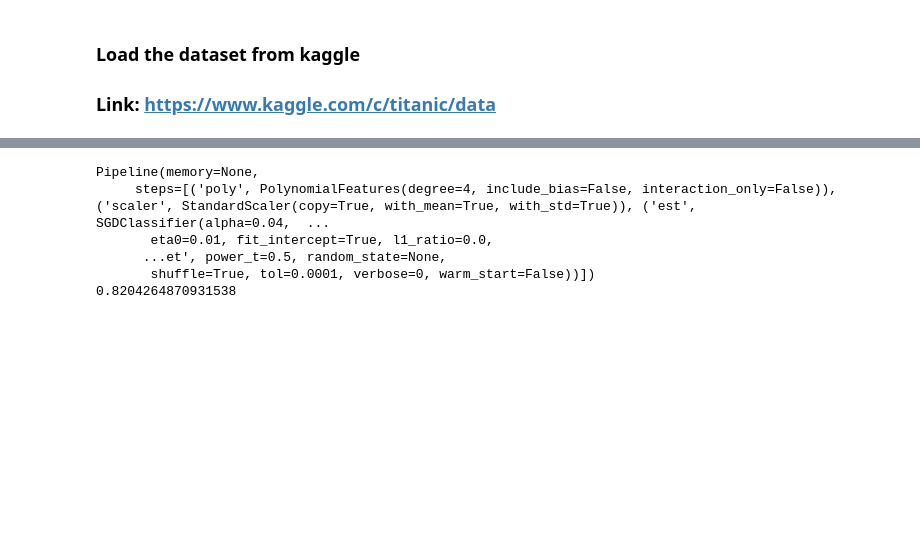
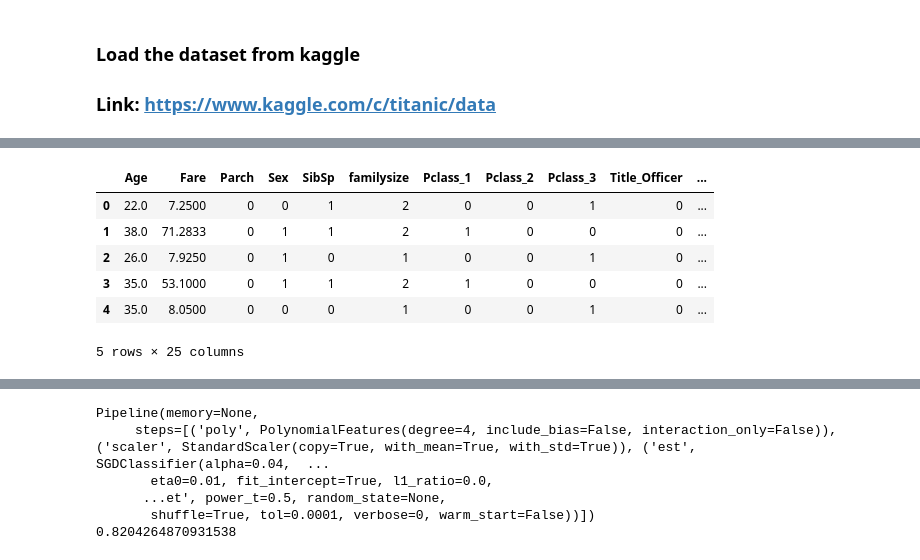
Before and after one commit to gaurav952/machine-learning, a Jupyter notebook: kaggle_titanic.ipynb, the cells around one changed output, grey strips where cells are left out. Cells and saved outputs as stored; diff of their text form; code cells hidden in the pictures; blank space fills up the shorter version.

```diff
--- a/kaggle_titanic.ipynb
+++ b/kaggle_titanic.ipynb
@@ -245,0 +273,12 @@ Wall time: 1min 29s
+# %%
+pclass_dummies = pd.get_dummies(titanic.Pclass, prefix="Pclass")
+title_dummies = pd.get_dummies(titanic.title, prefix="Title")
+cabin_dummies = pd.get_dummies(titanic.Cabin, prefix="Cabin")
+embarked_dummies = pd.get_dummies(titanic.Embarked, prefix="Embarked")
+# %%
+titanic_dummies = pd.concat([titanic, pclass_dummies, title_dummies, cabin_dummies, embarked_dummies], axis=1)
+
+# drop categorical fields
+titanic_dummies.drop(['Pclass', 'title', 'Cabin', 'Embarked'], axis=1, inplace=True)
+
+titanic_dummies.info()
@@ -245,0 +303,3 @@ Wall time: 1min 29s
+# %%
+df_train=titanic_dummies[:train_idx]
+df_test=titanic_dummies[test_idx:]
@@ -245,0 +332,3 @@ Wall time: 1min 29s
+# %%
+print(df_train.Survived.dtype)
+df_train.Survived.astype("int64" ,inplace=True).head()
@@ -245,0 +343,12 @@ Wall time: 1min 29s
+# %%
+X = df_train.drop('Survived', axis=1)
+y=df_train["Survived"]
+X.head()
+# %% [output]
+|  | Age | Fare | Parch | Sex | SibSp | familysize | Pclass_1 | Pclass_2 | Pclass_3 | Title_Officer | ... |
+| 0 | 22.0 | 7.2500 | 0 | 0 | 1 | 2 | 0 | 0 | 1 | 0 | ... |
+| 1 | 38.0 | 71.2833 | 0 | 1 | 1 | 2 | 1 | 0 | 0 | 0 | ... |
+| 2 | 26.0 | 7.9250 | 0 | 1 | 0 | 1 | 0 | 0 | 1 | 0 | ... |
+| 3 | 35.0 | 53.1000 | 0 | 1 | 1 | 2 | 1 | 0 | 0 | 0 | ... |
+| 4 | 35.0 | 8.0500 | 0 | 0 | 0 | 1 | 0 | 0 | 1 | 0 | ... |
+5 rows × 25 columns
```
Also changed, not shown: parts of 76 cells of this notebook.
